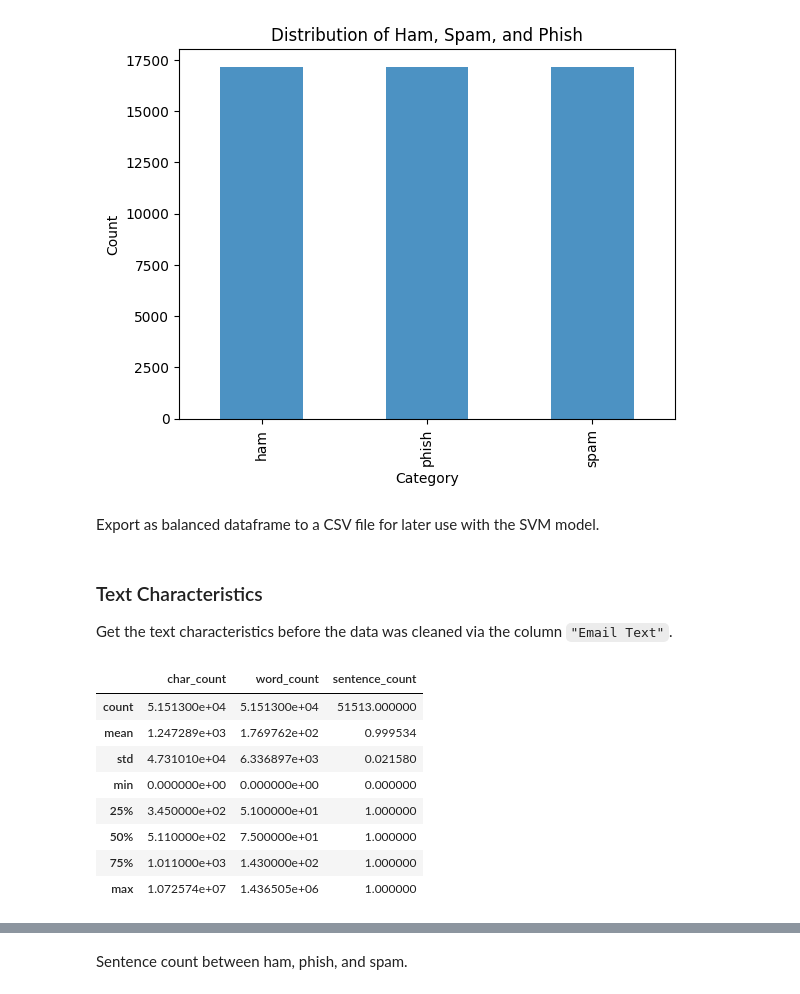
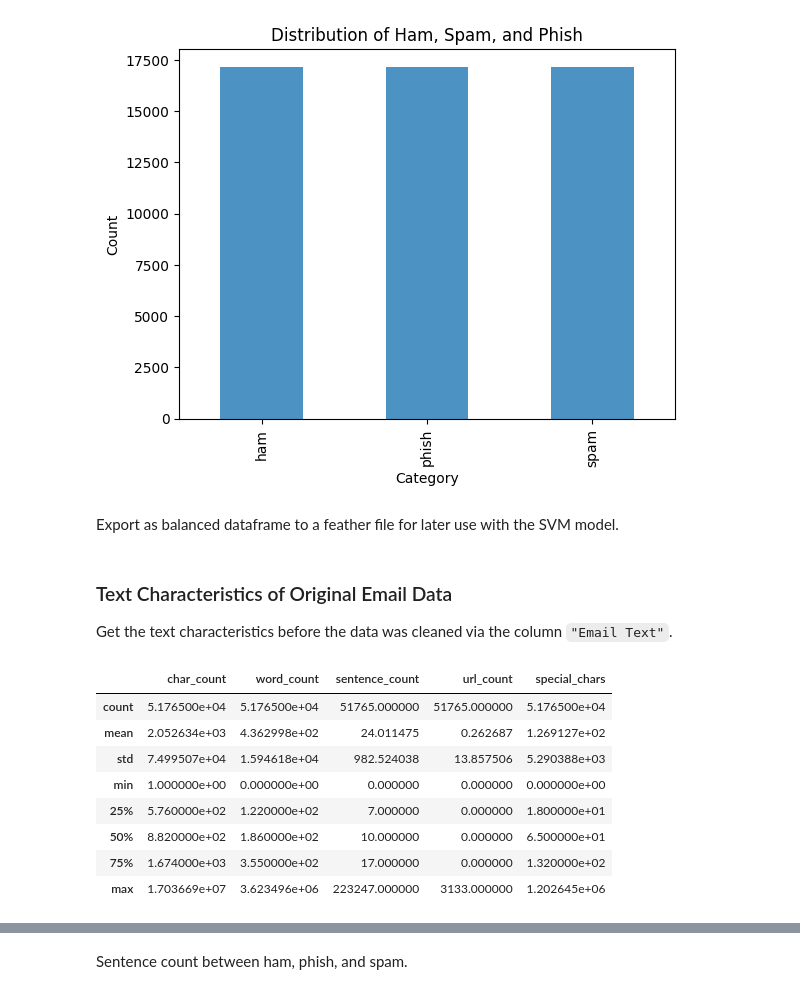
Before and after one commit to Prokope45/PsyberWatch, a Jupyter notebook: 3. Exploratory Analysis.ipynb, the cells around one changed output, grey strips where cells are left out. Cells and saved outputs as stored; diff of their text form; code cells hidden in the pictures.

```diff
--- a/3. Exploratory Analysis.ipynb
+++ b/3. Exploratory Analysis.ipynb
@@ -19,6 +16,6 @@ from collections import Counter
 # %% [markdown]
 ## 2. Load Dataset
 # %%
-email_df = pd.read_parquet("./data/2_clean_email_dataset.parquet")
+email_df = pd.read_feather("./data/2_clean_email_dataset.feather")
 email_df
 # %% [output]
@@ -121,5 +136,5 @@ plt.show()
 # %% [output]
 [figure]
 # %% [markdown]
-Export as balanced dataframe to a CSV file for later use with the SVM model.
+Export as balanced dataframe to a feather file for later use with the SVM model.
 # %%
@@ -127,29 +142,36 @@ balanced_df.to_parquet("./data/2_balanced_email_dataset.parquet")
 # %% [markdown]
-### Text Characteristics
+### Text Characteristics of Original Email Data
 Get the text characteristics before the data was cleaned via the column `"Email Text"`.
 # %%
+# Clean punctuation except for periods, question marks, and exclamation points to get sentences.
+orig_email_df = email_df.copy(deep=True)
+
 # Text length metrics
-balanced_df["char_count"] = balanced_df["Email Text"].str.len()
-balanced_df["word_count"] = balanced_df["Email Text"].apply(word_tokenize).apply(len)
-balanced_df["sentence_count"] = balanced_df["Email Text"].apply(sent_tokenize).apply(len)
+orig_email_df["char_count"] = orig_email_df["Email Text"].str.len()
+orig_email_df["word_count"] = orig_email_df["Email Text"].apply(word_tokenize).apply(len)
+orig_email_df["sentence_count"] = orig_email_df["Email Text"].apply(sent_tokenize).apply(len)
 
 # # Count URLs
 url_pattern = r"http[s]?://\S+|www\.\S+"
-balanced_df["url_count"] = balanced_df["Email Text"].apply(lambda x: len(re.findall(url_pattern, x)))
+orig_email_df["url_count"] = orig_email_df["Email Text"].apply(
+    lambda x: len(re.findall(url_pattern, x))
+)
 
 # Count special characters
-balanced_df["special_chars"] = balanced_df["Email Text"].apply(lambda x: sum(not c.isalnum() and not c.isspace() for c in x))
+orig_email_df["special_chars"] = orig_email_df["Email Text"].apply(
+    lambda x: sum(not c.isalnum() and not c.isspace() for c in x)
+)
 # %%
-balanced_df[["char_count", "word_count", "sentence_count"]].describe()
+orig_email_df[["char_count", "word_count", "sentence_count", "url_count", "special_chars"]].describe()
 # %% [output]
-|  | char_count | word_count | sentence_count |
-| count | 5.151300e+04 | 5.151300e+04 | 51513.000000 |
-| mean | 1.247289e+03 | 1.769762e+02 | 0.999534 |
-| std | 4.731010e+04 | 6.336897e+03 | 0.021580 |
-| min | 0.000000e+00 | 0.000000e+00 | 0.000000 |
-| 25% | 3.450000e+02 | 5.100000e+01 | 1.000000 |
-| 50% | 5.110000e+02 | 7.500000e+01 | 1.000000 |
-| 75% | 1.011000e+03 | 1.430000e+02 | 1.000000 |
-| max | 1.072574e+07 | 1.436505e+06 | 1.000000 |
+|  | char_count | word_count | sentence_count | url_count | special_chars |
+| count | 5.176500e+04 | 5.176500e+04 | 51765.000000 | 51765.000000 | 5.176500e+04 |
+| mean | 2.052634e+03 | 4.362998e+02 | 24.011475 | 0.262687 | 1.269127e+02 |
+| std | 7.499507e+04 | 1.594618e+04 | 982.524038 | 13.857506 | 5.290388e+03 |
+| min | 1.000000e+00 | 0.000000e+00 | 0.000000 | 0.000000 | 0.000000e+00 |
+| 25% | 5.760000e+02 | 1.220000e+02 | 7.000000 | 0.000000 | 1.800000e+01 |
+| 50% | 8.820000e+02 | 1.860000e+02 | 10.000000 | 0.000000 | 6.500000e+01 |
+| 75% | 1.674000e+03 | 3.550000e+02 | 17.000000 | 0.000000 | 1.320000e+02 |
+| max | 1.703669e+07 | 3.623496e+06 | 223247.000000 | 3133.000000 | 1.202645e+06 |
 # %%
 feature_cols = ["char_count", "special_chars"]
```
Also changed, not shown: parts of 13 cells of this notebook, 4 other files.
